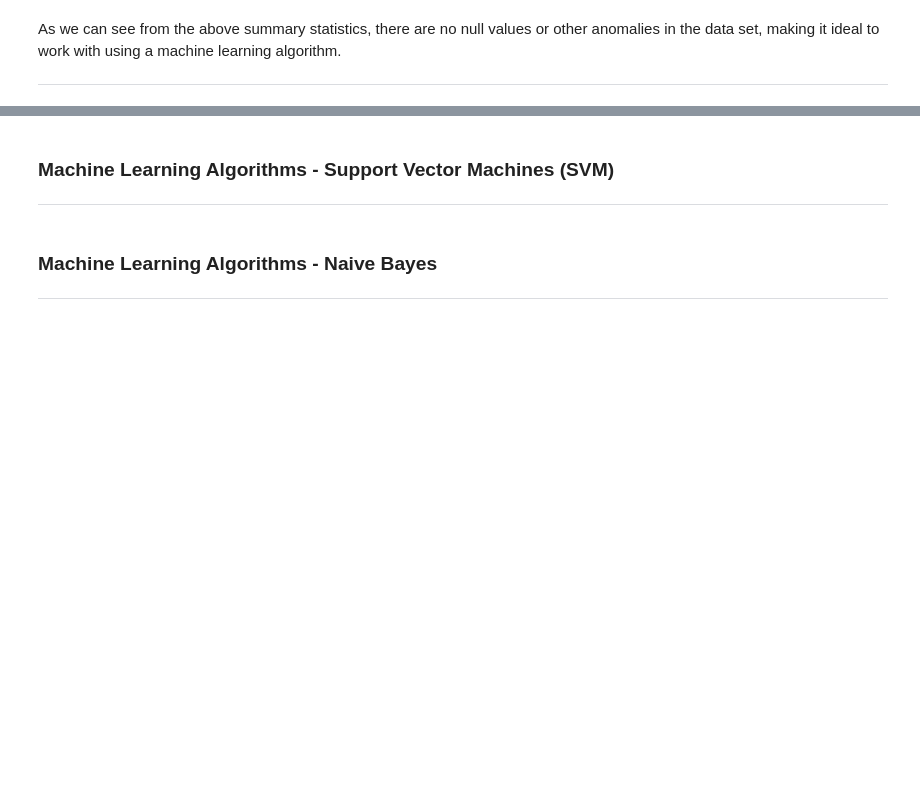
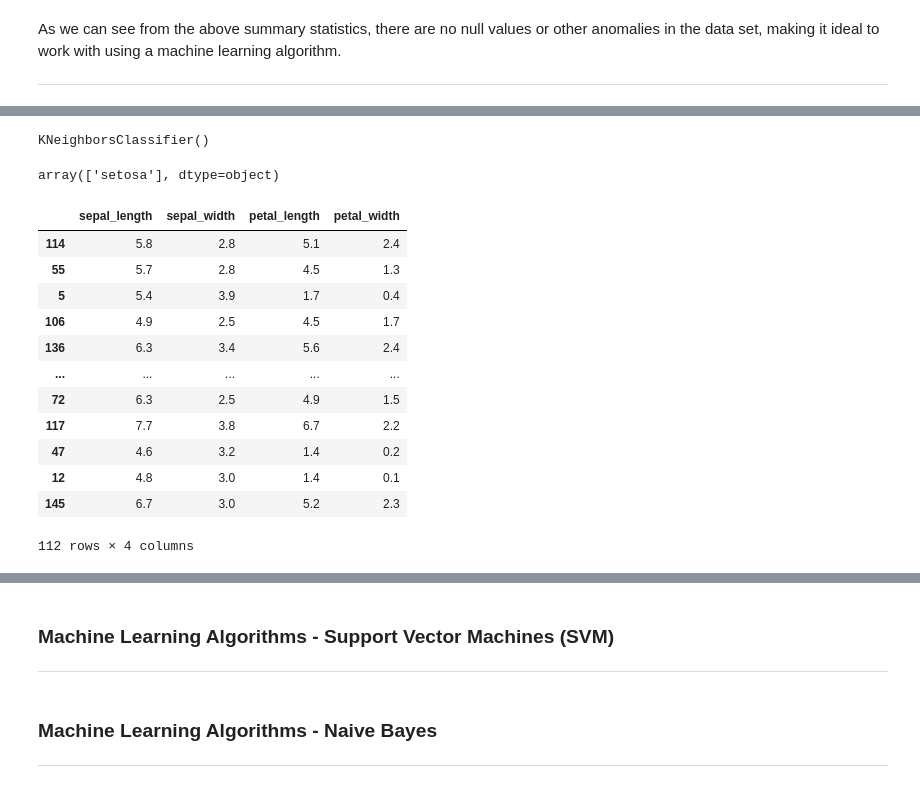
Before and after one commit to martincusack979/machine_learning_and_statistics, a Jupyter notebook: project.ipynb, the cells around one changed output, grey strips where cells are left out. Cells and saved outputs as stored; diff of their text form; code cells hidden in the pictures; blank space fills up the shorter version.

```diff
--- a/project.ipynb
+++ b/project.ipynb
@@ -120,0 +152,5 @@ In the below cells, I set up and train an instance of Nearest Neighbors to make
+# %%
+# define y value
+y = df_nona['class']
+
+y
@@ -120,0 +170,38 @@ In the below cells, I set up and train an instance of Nearest Neighbors to make
+# %%
+# Create new instance of K Nearest Neighbors classifier
+from sklearn.neighbors import KNeighborsClassifier
+clf = sk.neighbors.KNeighborsClassifier()
+
+
+# Fit the data.
+clf.fit(X, y)
+# %% [output]
+KNeighborsClassifier()
+# %%
+# check that classifier correctly predicts class of first X sample ('setosa')
+clf.predict(X.iloc[:1])
+# %% [output]
+array(['setosa'], dtype=object)
+# %%
+# import train_test_split function and split dataset into training set and test set
+import sklearn.model_selection as mod
+from sklearn.model_selection import train_test_split
+
+
+X_train, X_test, y_train, y_test = sk.model_selection.train_test_split(X, y)
+# %%
+X_train
+# %% [output]
+|  | sepal_length | sepal_width | petal_length | petal_width |
+| 114 | 5.8 | 2.8 | 5.1 | 2.4 |
+| 55 | 5.7 | 2.8 | 4.5 | 1.3 |
+| 5 | 5.4 | 3.9 | 1.7 | 0.4 |
+| 106 | 4.9 | 2.5 | 4.5 | 1.7 |
+| 136 | 6.3 | 3.4 | 5.6 | 2.4 |
+| ... | ... | ... | ... | ... |
+| 72 | 6.3 | 2.5 | 4.9 | 1.5 |
+| 117 | 7.7 | 3.8 | 6.7 | 2.2 |
+| 47 | 4.6 | 3.2 | 1.4 | 0.2 |
+| 12 | 4.8 | 3.0 | 1.4 | 0.1 |
+| 145 | 6.7 | 3.0 | 5.2 | 2.3 |
+112 rows × 4 columns
```
Also changed, not shown: parts of 11 cells of this notebook, 2 other files.
